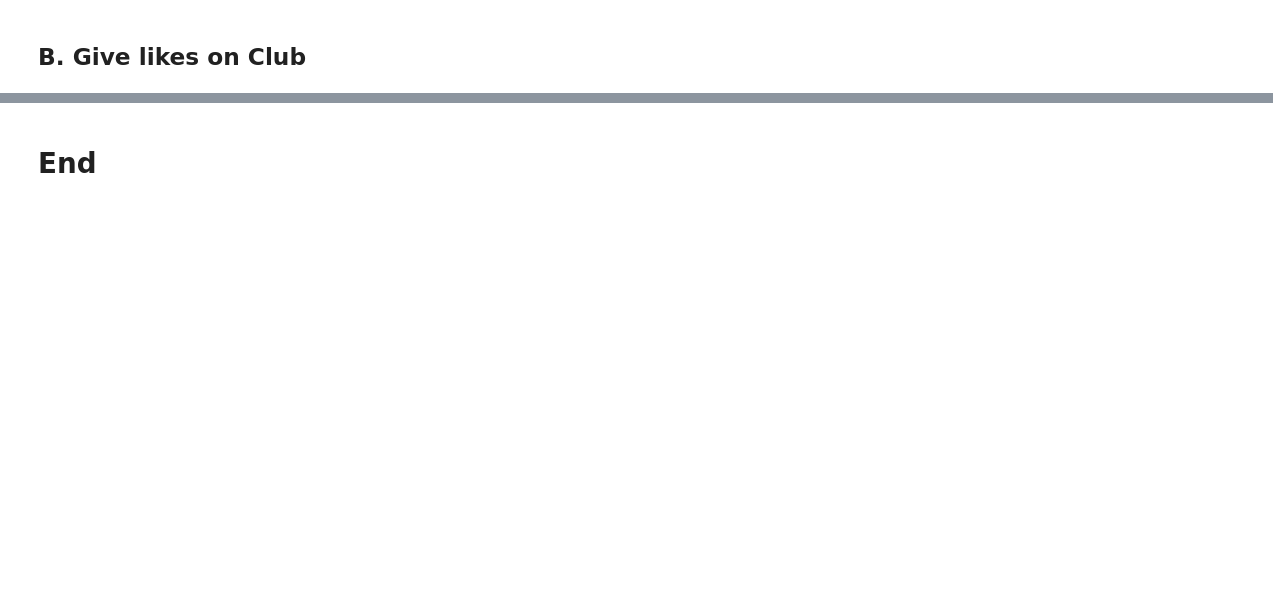
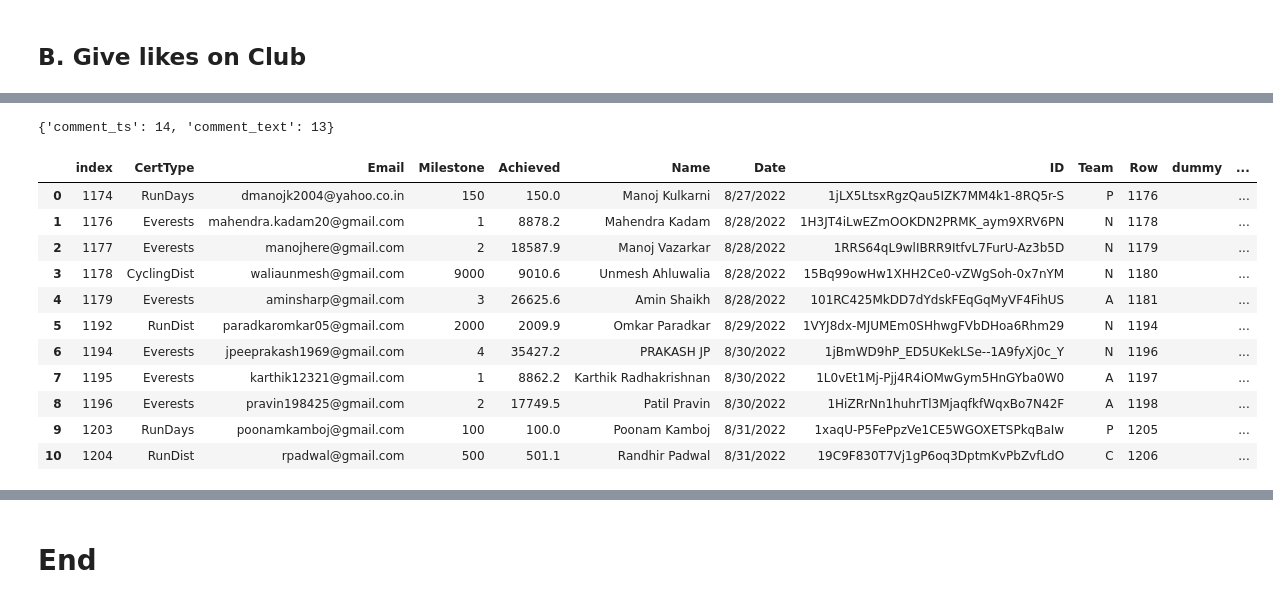
Before and after one commit to avinashmane/colab, a Jupyter notebook: 1.1_strava_likers.ipynb, the cells around one changed output, grey strips where cells are left out. Drawn from its saved outputs; the diff is of its cells as text; code cells hidden in the pictures; blank space fills up the shorter version.

```diff
--- a/1.1_strava_likers.ipynb
+++ b/1.1_strava_likers.ipynb
@@ -13,8 +13,19 @@
 # %% [markdown]
 ## Config
 # %%
-repo='https://github.com/avinashmane/colab.git'
+CONFIG_FILE='config.yaml'
+
+
+import yaml
 import os,sys
+with open(CONFIG_FILE,"r+") as _c:
+    cfg=yaml.load(_c,yaml.Loader)
+for x in cfg['env'][os.name]:
+    os.environ[x]=cfg['env'][os.name][x]
+    globals()[x]=cfg['env'][os.name][x]
+
+repo=cfg['repo']#'https://github.com/avinashmane/colab.git'
+
 if os.name=='nt':
     LIB= r'c:\m\lib'
     LOG= r'c:\m\social-media-automation'
@@ -208,0 +222,26 @@ ERROR! Session/line number was not unique in database. History logging moved to
+# %%
+certSheet=Gsheet(cfg['sheets']['certs']['url'])
+certTab=certSheet.getSheetByTitle(cfg['sheets']['certs']['tab'])
+df_cert=certTab.get_as_df().query("comment_text!='' and Activity==''"
+                                   ).reset_index()
+cols={x:df_cert.columns.get_loc(x)+1 for x in ['comment_ts','comment_text']}
+# display(cols)
+# merge
+_df=df_cert.merge(df_mc[['Email','profile','strava']],on='Email')
+# %% [output]
+{'comment_ts': 14, 'comment_text': 13}
+# %%
+_df
+# %% [output]
+|  | index | CertType | Email | Milestone | Achieved | Name | Date | ID | Team | Row | dummy | ... |
+| 0 | 1174 | RunDays | dmanojk2004@yahoo.co.in | 150 | 150.0 | Manoj Kulkarni | 8/27/2022 | 1jLX5LtsxRgzQau5IZK7MM4k1-8RQ5r-S | P | 1176 |  | ... |
+| 1 | 1176 | Everests | mahendra.kadam20@gmail.com | 1 | 8878.2 | Mahendra Kadam | 8/28/2022 | 1H3JT4iLwEZmOOKDN2PRMK_aym9XRV6PN | N | 1178 |  | ... |
+| 2 | 1177 | Everests | manojhere@gmail.com | 2 | 18587.9 | Manoj Vazarkar | 8/28/2022 | 1RRS64qL9wlIBRR9ItfvL7FurU-Az3b5D | N | 1179 |  | ... |
+| 3 | 1178 | CyclingDist | waliaunmesh@gmail.com | 9000 | 9010.6 | Unmesh Ahluwalia | 8/28/2022 | 15Bq99owHw1XHH2Ce0-vZWgSoh-0x7nYM | N | 1180 |  | ... |
+| 4 | 1179 | Everests | aminsharp@gmail.com | 3 | 26625.6 | Amin Shaikh | 8/28/2022 | 101RC425MkDD7dYdskFEqGqMyVF4FihUS | A | 1181 |  | ... |
+| 5 | 1192 | RunDist | paradkaromkar05@gmail.com | 2000 | 2009.9 | Omkar Paradkar | 8/29/2022 | 1VYJ8dx-MJUMEm0SHhwgFVbDHoa6Rhm29 | N | 1194 |  | ... |
+| 6 | 1194 | Everests | jpeeprakash1969@gmail.com | 4 | 35427.2 | PRAKASH JP | 8/30/2022 | 1jBmWD9hP_ED5UKekLSe--1A9fyXj0c_Y | N | 1196 |  | ... |
+| 7 | 1195 | Everests | karthik12321@gmail.com | 1 | 8862.2 | Karthik Radhakrishnan | 8/30/2022 | 1L0vEt1Mj-Pjj4R4iOMwGym5HnGYba0W0 | A | 1197 |  | ... |
+| 8 | 1196 | Everests | pravin198425@gmail.com | 2 | 17749.5 | Patil Pravin | 8/30/2022 | 1HiZRrNn1huhrTl3MjaqfkfWqxBo7N42F | A | 1198 |  | ... |
+| 9 | 1203 | RunDays | poonamkamboj@gmail.com | 100 | 100.0 | Poonam Kamboj | 8/31/2022 | 1xaqU-P5FePpzVe1CE5WGOXETSPkqBaIw | P | 1205 |  | ... |
+| 10 | 1204 | RunDist | rpadwal@gmail.com | 500 | 501.1 | Randhir Padwal | 8/31/2022 | 19C9F830T7Vj1gP6oq3DptmKvPbZvfLdO | C | 1206 |  | ... |
```
Also changed, not shown: parts of 8 cells of this notebook, 5 other files.
